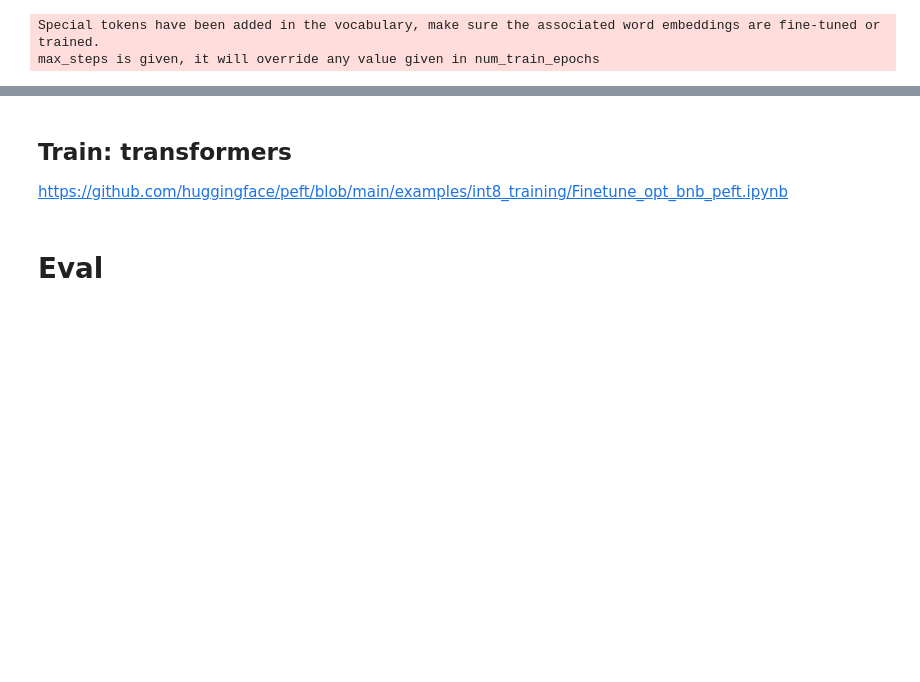
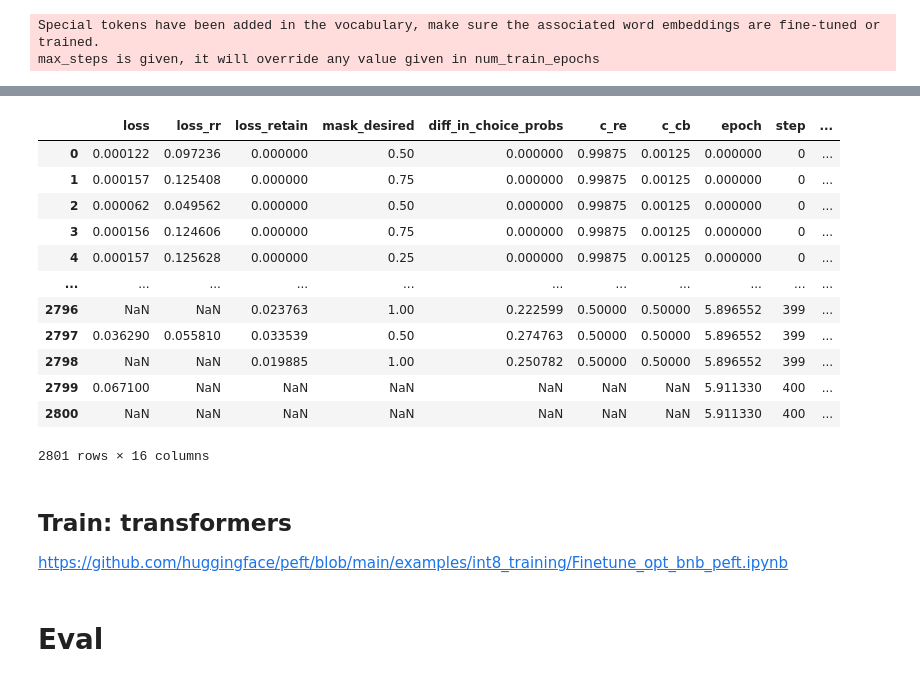
Before and after one commit to wassname/adapters_can_monitor_lies, a Jupyter notebook: nbs/mjc_002_diff_hs_redirect.ipynb, the cells around one changed output, grey strips where cells are left out. Drawn from its saved outputs; the diff is of its cells as text; code cells hidden in the pictures; blank space fills up the shorter version.

```diff
--- a/nbs/mjc_002_diff_hs_redirect.ipynb
+++ b/nbs/mjc_002_diff_hs_redirect.ipynb
@@ -563,3 +570,19 @@ for cs in [['loss', ],
+# %%
+df_hist1
+# %% [output]
+|  | loss | loss_rr | loss_retain | mask_desired | diff_in_choice_probs | c_re | c_cb | epoch | step | ... |
+| 0 | 0.000122 | 0.097236 | 0.000000 | 0.50 | 0.000000 | 0.99875 | 0.00125 | 0.000000 | 0 | ... |
+| 1 | 0.000157 | 0.125408 | 0.000000 | 0.75 | 0.000000 | 0.99875 | 0.00125 | 0.000000 | 0 | ... |
+| 2 | 0.000062 | 0.049562 | 0.000000 | 0.50 | 0.000000 | 0.99875 | 0.00125 | 0.000000 | 0 | ... |
+| 3 | 0.000156 | 0.124606 | 0.000000 | 0.75 | 0.000000 | 0.99875 | 0.00125 | 0.000000 | 0 | ... |
+| 4 | 0.000157 | 0.125628 | 0.000000 | 0.25 | 0.000000 | 0.99875 | 0.00125 | 0.000000 | 0 | ... |
+| ... | ... | ... | ... | ... | ... | ... | ... | ... | ... | ... |
+| 2796 | NaN | NaN | 0.023763 | 1.00 | 0.222599 | 0.50000 | 0.50000 | 5.896552 | 399 | ... |
+| 2797 | 0.036290 | 0.055810 | 0.033539 | 0.50 | 0.274763 | 0.50000 | 0.50000 | 5.896552 | 399 | ... |
+| 2798 | NaN | NaN | 0.019885 | 1.00 | 0.250782 | 0.50000 | 0.50000 | 5.896552 | 399 | ... |
+| 2799 | 0.067100 | NaN | NaN | NaN | NaN | NaN | NaN | 5.911330 | 400 | ... |
+| 2800 | NaN | NaN | NaN | NaN | NaN | NaN | NaN | 5.911330 | 400 | ... |
+2801 rows × 16 columns
 # %% [markdown]
 ## Train: transformers
 
```
Also changed, not shown: parts of 28 cells of this notebook, 1 other file.
